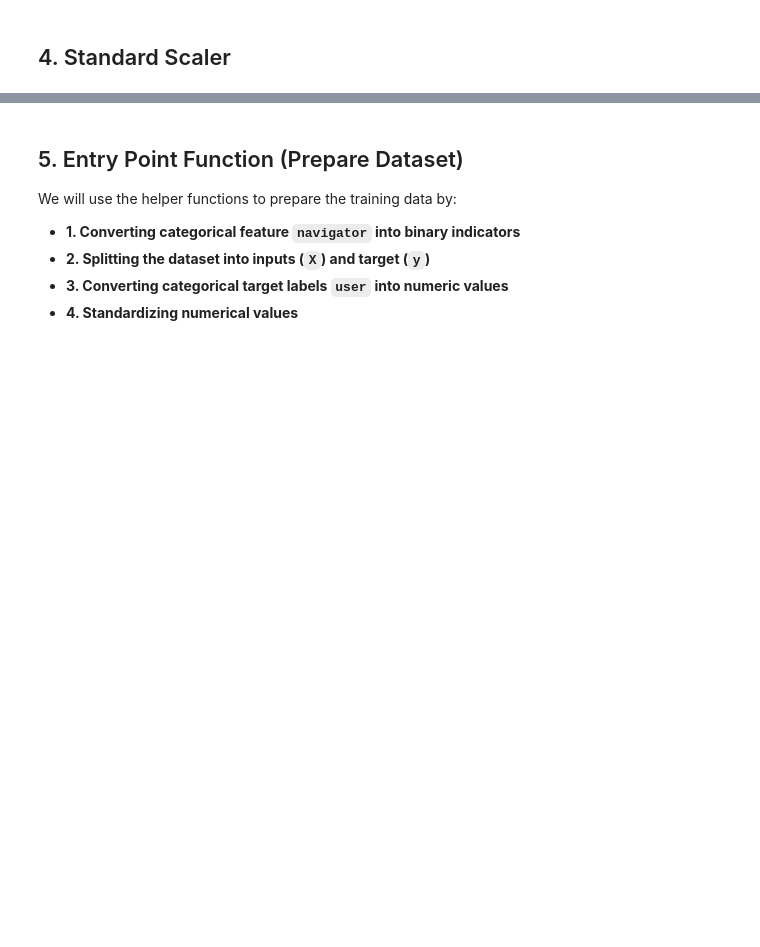
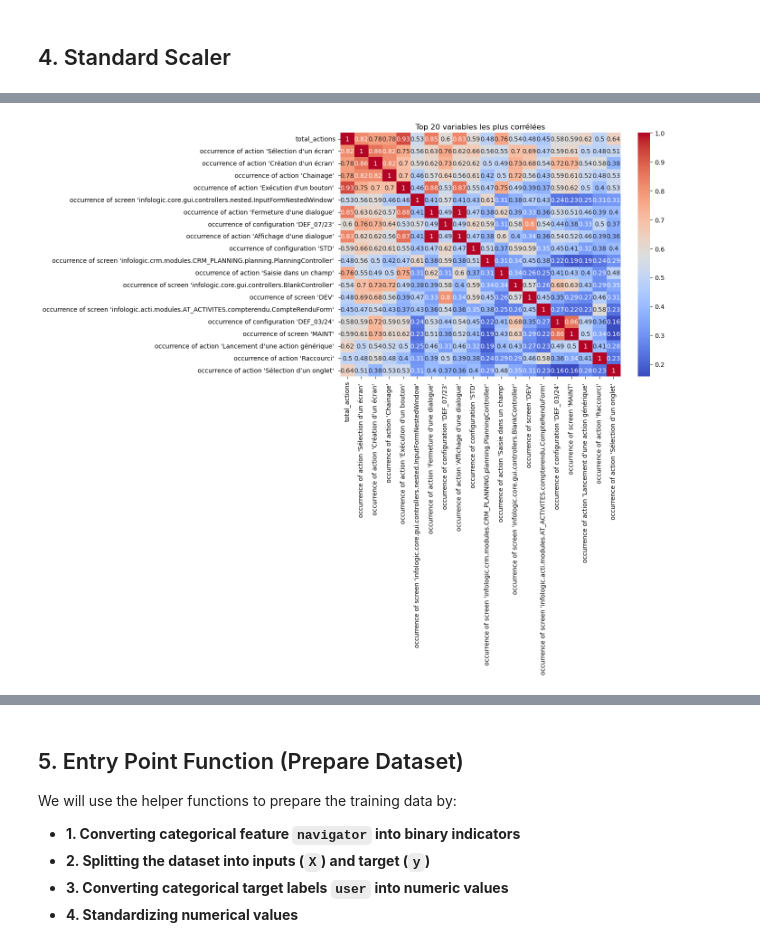
Before and after one commit to antara-walid/Qui-utilise-mon-appli-Challenge, a Jupyter notebook: QuiUtiliseMonAppliChallenge.ipynb, the cells around one changed output, grey strips where cells are left out. Saved outputs shown, nothing was run; the diff lists cells and outputs as text; code cells hidden in the pictures; blank space fills up the shorter version.

```diff
--- a/QuiUtiliseMonAppliChallenge.ipynb
+++ b/QuiUtiliseMonAppliChallenge.ipynb
@@ -83,0 +151,11 @@ def scale_features(X):
+# %%
+corr_matrix = train_dataframe.corr(numeric_only=True)
+mean_corr = corr_matrix.abs().mean().sort_values(ascending=False)
+
+top_features = mean_corr.head(20).index  # top 20 les plus corrélées
+plt.figure(figsize=(10, 7))
+sns.heatmap(train_dataframe[top_features].corr(), annot=True, cmap="coolwarm")
+plt.title("Top 20 variables les plus corrélées")
+plt.show()
+# %% [output]
+[figure, added]
```
Also changed, not shown: parts of 20 cells of this notebook, 1 other file.
